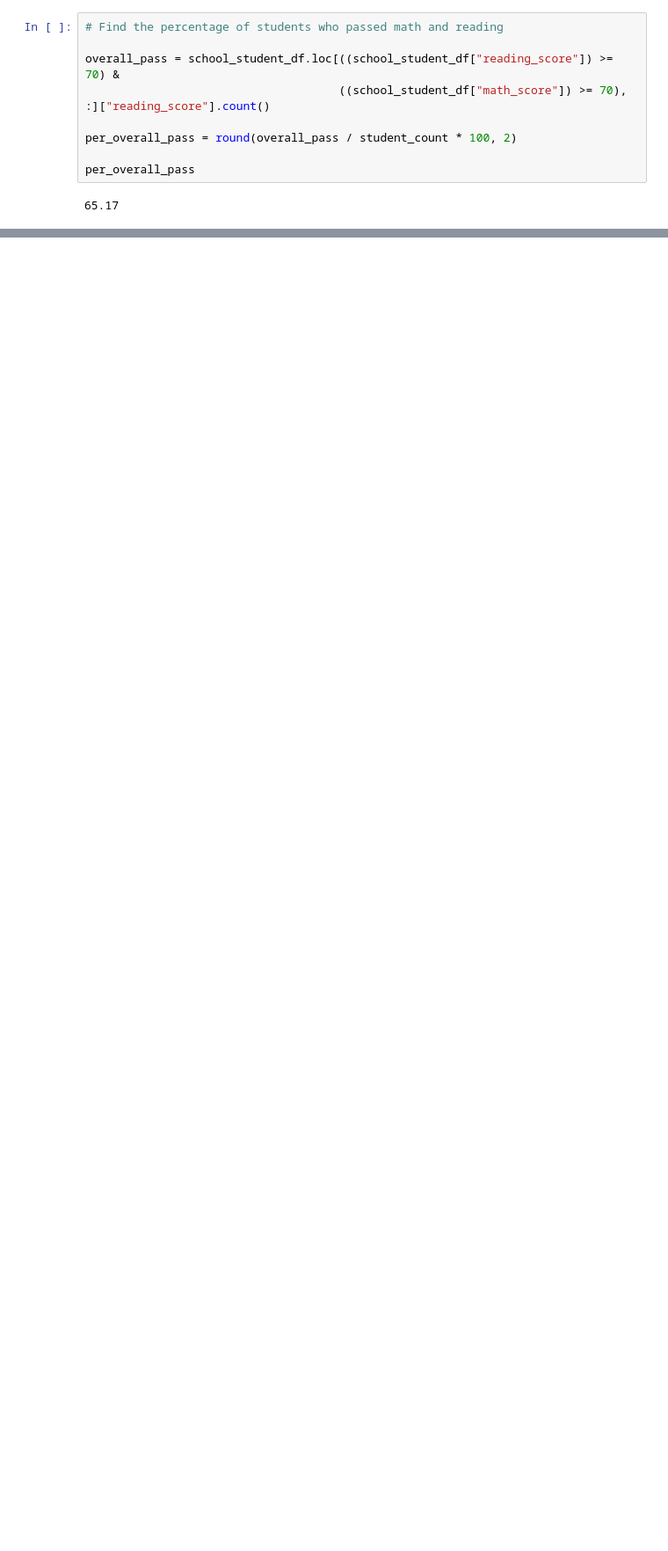
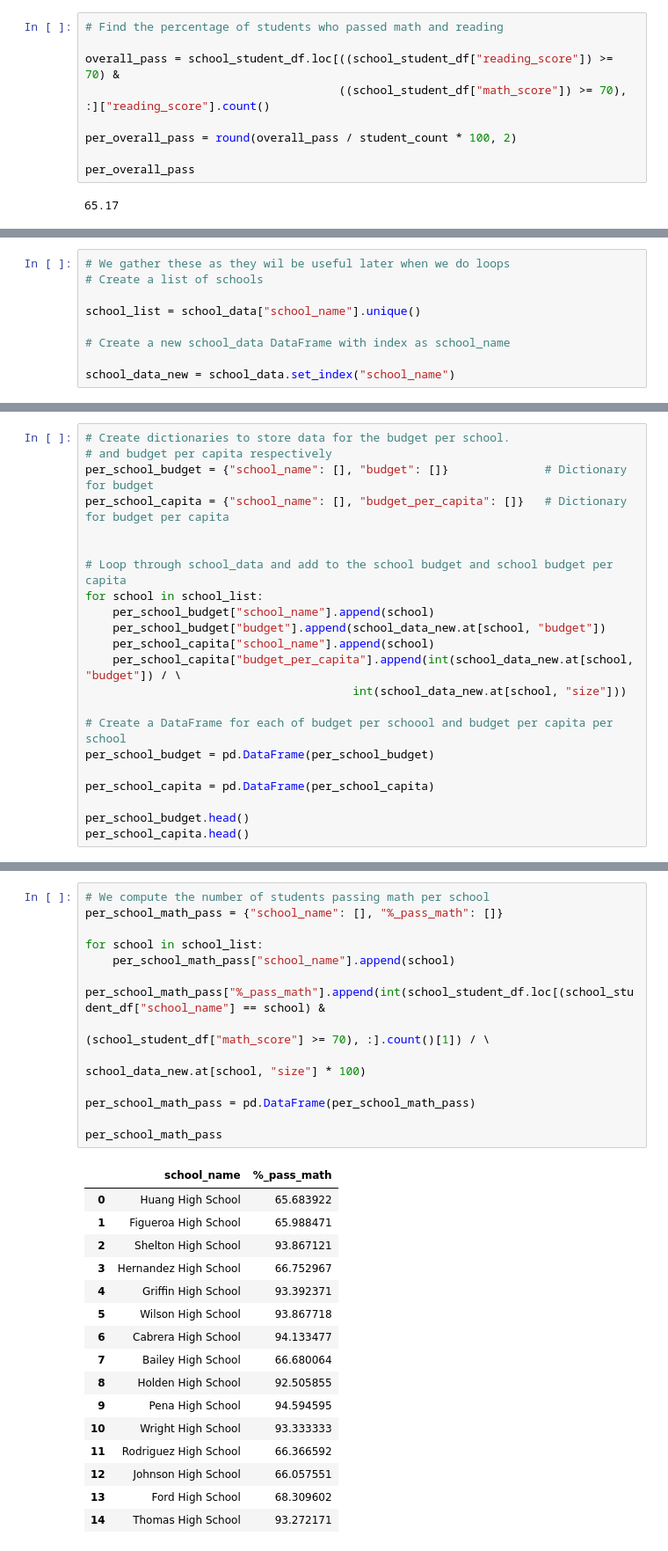
Before and after one commit to paololabuguen/pandas-challenge, a Jupyter notebook: PyCitySchools/py_city_school.ipynb, the cells around one changed output, grey strips where cells are left out. Shown: that part at 88% size. Cells and saved outputs as stored; diff of their text form; blank space fills up the shorter version.

```diff
--- a/PyCitySchools/py_city_school.ipynb
+++ b/PyCitySchools/py_city_school.ipynb
@@ -110,0 +139,9 @@ district_summary
+# %%
+# We gather these as they wil be useful later when we do loops
+# Create a list of schools
+
+school_list = school_data["school_name"].unique()
+
+# Create a new school_data DataFrame with index as school_name
+
+school_data_new = school_data.set_index("school_name")
@@ -110,0 +196,22 @@ district_summary
+# %%
+# Create dictionaries to store data for the budget per school.
+# and budget per capita respectively
+per_school_budget = {"school_name": [], "budget": []}              # Dictionary for budget
+per_school_capita = {"school_name": [], "budget_per_capita": []}   # Dictionary for budget per capita
+
+
+# Loop through school_data and add to the school budget and school budget per capita
+for school in school_list:
+    per_school_budget["school_name"].append(school)
+    per_school_budget["budget"].append(school_data_new.at[school, "budget"])
+    per_school_capita["school_name"].append(school)
+    per_school_capita["budget_per_capita"].append(int(school_data_new.at[school, "budget"]) / \
+                                       int(school_data_new.at[school, "size"]))
+
+# Create a DataFrame for each of budget per schoool and budget per capita per school
+per_school_budget = pd.DataFrame(per_school_budget)
+
+per_school_capita = pd.DataFrame(per_school_capita)
+
+per_school_budget.head()
+per_school_capita.head()
@@ -237 +262,31 @@ per_school_av_math
+# %%
+# We compute the number of students passing math per school
+per_school_math_pass = {"school_name": [], "%_pass_math": []}
+
+for school in school_list:
+    per_school_math_pass["school_name"].append(school)
+    per_school_math_pass["%_pass_math"].append(int(school_student_df.loc[(school_student_df["school_name"] == school) &
+                                                                         (school_student_df["math_score"] >= 70), :].count()[1]) / \
+                                                                            school_data_new.at[school, "size"] * 100)
+
+per_school_math_pass = pd.DataFrame(per_school_math_pass)
+
+per_school_math_pass
+# %% [output]
+|  | school_name | %_pass_math |
+| 0 | Huang High School | 65.683922 |
+| 1 | Figueroa High School | 65.988471 |
+| 2 | Shelton High School | 93.867121 |
+| 3 | Hernandez High School | 66.752967 |
+| 4 | Griffin High School | 93.392371 |
+| 5 | Wilson High School | 93.867718 |
+| 6 | Cabrera High School | 94.133477 |
+| 7 | Bailey High School | 66.680064 |
+| 8 | Holden High School | 92.505855 |
+| 9 | Pena High School | 94.594595 |
+| 10 | Wright High School | 93.333333 |
+| 11 | Rodriguez High School | 66.366592 |
+| 12 | Johnson High School | 66.057551 |
+| 13 | Ford High School | 68.309602 |
+| 14 | Thomas High School | 93.272171 |
 # %% [markdown]
```
Also changed, not shown: parts of 36 cells of this notebook.
